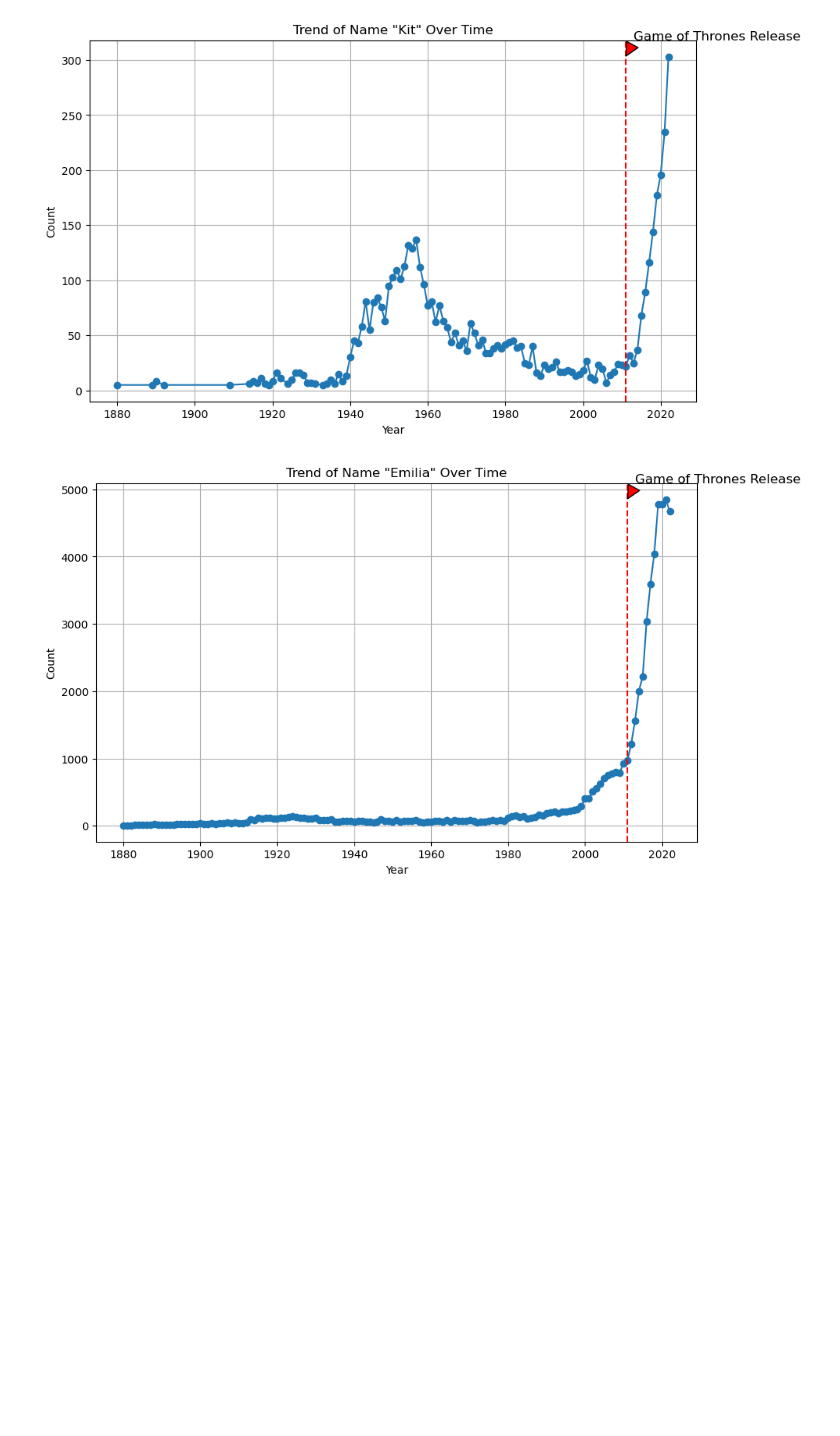
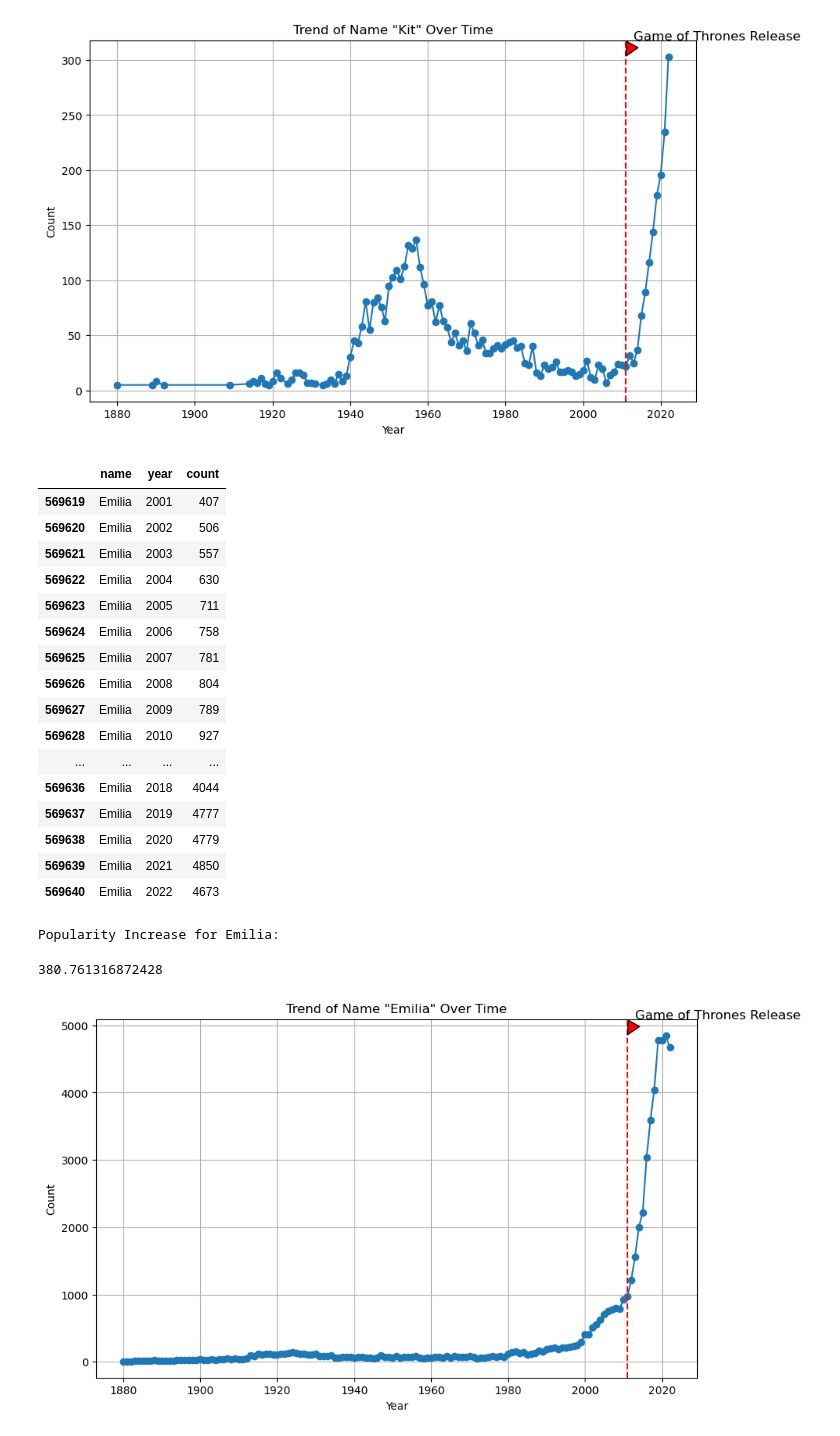
Before and after one commit to paulsch1/capstone, a Jupyter notebook: cap5a_popular_shows.ipynb, the cells around one changed output. Cells and saved outputs as stored; diff of their text form; code cells hidden in the pictures; blank space fills up the shorter version.

```diff
--- a/cap5a_popular_shows.ipynb
+++ b/cap5a_popular_shows.ipynb
@@ -367,6 +481,34 @@ plt.show()
 plot_name_trend(national_df, 'Kit', show_year=2011, show_name="Game of Thrones")
 # %% [output]
 [figure]
+# %%
+# Get name counts for "Emilia"
+national_group_df[(national_group_df['name'] == 'Emilia') & (national_group_df['year'] > 2000)]
+# %% [output]
+|  | name | year | count |
+| 569619 | Emilia | 2001 | 407 |
+| 569620 | Emilia | 2002 | 506 |
+| 569621 | Emilia | 2003 | 557 |
+| 569622 | Emilia | 2004 | 630 |
+| 569623 | Emilia | 2005 | 711 |
+| 569624 | Emilia | 2006 | 758 |
+| 569625 | Emilia | 2007 | 781 |
+| 569626 | Emilia | 2008 | 804 |
+| 569627 | Emilia | 2009 | 789 |
+| 569628 | Emilia | 2010 | 927 |
+| ... | ... | ... | ... |
+| 569636 | Emilia | 2018 | 4044 |
+| 569637 | Emilia | 2019 | 4777 |
+| 569638 | Emilia | 2020 | 4779 |
+| 569639 | Emilia | 2021 | 4850 |
+| 569640 | Emilia | 2022 | 4673 |
+# %%
+# Calculate popularity increase for 'Emilia'
+print("Popularity Increase for Emilia:")
+calculate_popularity_increase(national_group_df, 'Emilia', 2011, 2022)
+# %% [output]
+Popularity Increase for Emilia:
+380.761316872428
 # %%
 # Plot name of Kit for Harington
 plot_name_trend(national_df, 'Emilia', show_year=2011, show_name="Game of Thrones")
```
Also changed, not shown: parts of 13 cells of this notebook.
